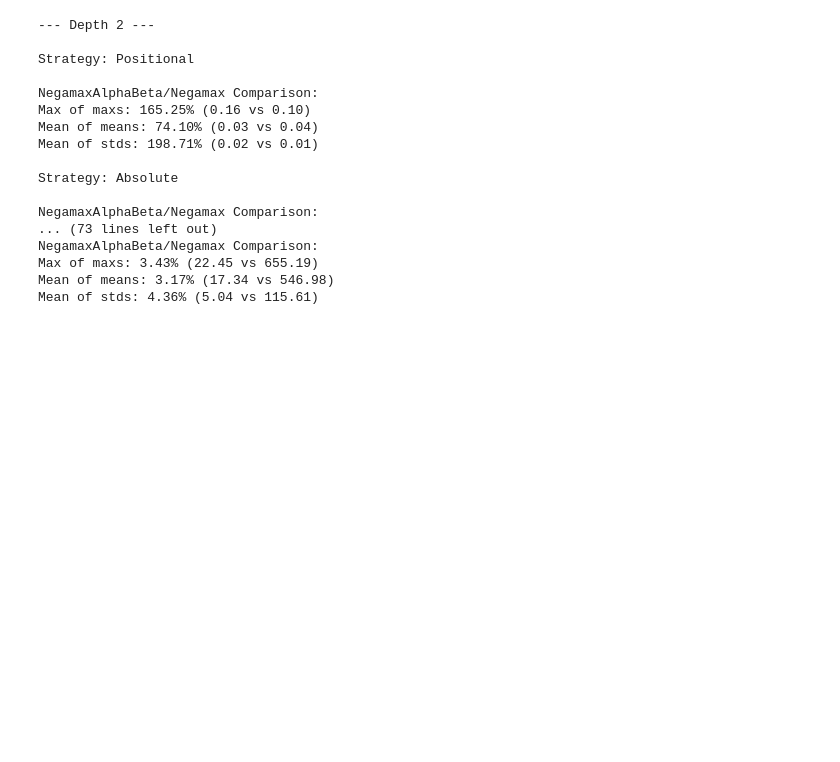
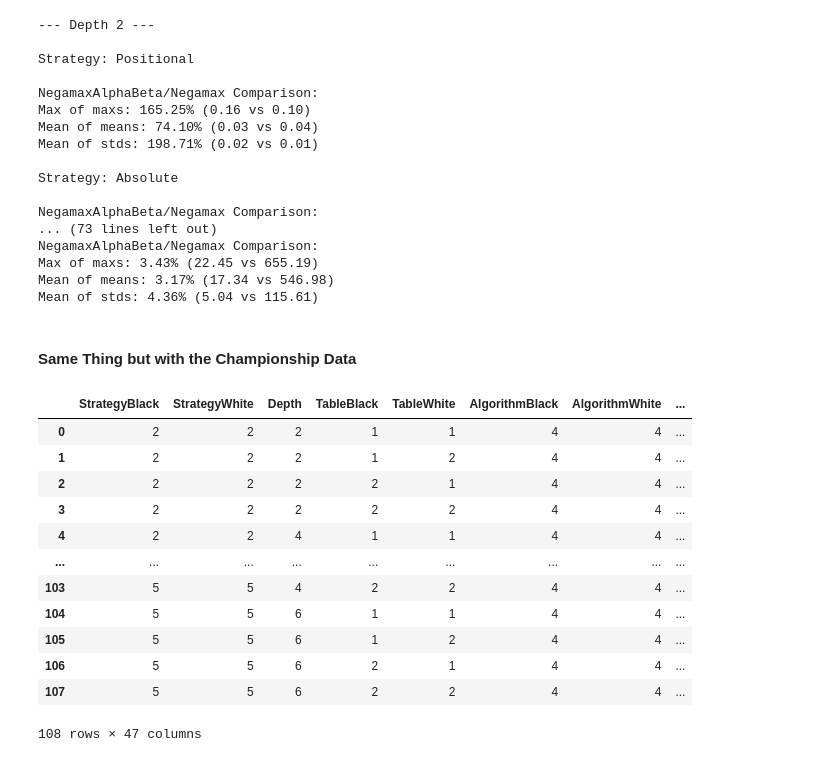
Before and after one commit to Malchemis/Artificial-Intelligence-Othello, a Jupyter notebook: Othello-Reversi/stats.ipynb, the cells around one changed output. Drawn from its saved outputs; the diff is of its cells as text; code cells hidden in the pictures; blank space fills up the shorter version.

```diff
--- a/Othello-Reversi/stats.ipynb
+++ b/Othello-Reversi/stats.ipynb
@@ -261,3 +283,31 @@ NegamaxAlphaBeta/Negamax Comparison:
 Max of maxs: 3.43% (22.45 vs 655.19)
 Mean of means: 3.17% (17.34 vs 546.98)
 Mean of stds: 4.36% (5.04 vs 115.61)
+# %% [markdown]
+#### Same Thing but with the Championship Data
+# %%
+# Load data
+import glob
+import pandas as pd
+file_paths = glob.glob("data/championship/*.csv")
+aggregated_stats_dfs = pd.DataFrame()
+for file in file_paths:
+    stats_df = compute_row_wise_statistics(file)
+    new_df = rows_to_list(stats_df)
+    aggregated_stats_dfs = pd.concat([aggregated_stats_dfs, new_df], ignore_index=True)
+# %%
+aggregated_stats_dfs.head(108)
+# %% [output]
+|  | StrategyBlack | StrategyWhite | Depth | TableBlack | TableWhite | AlgorithmBlack | AlgorithmWhite | ... |
+| 0 | 2 | 2 | 2 | 1 | 1 | 4 | 4 | ... |
+| 1 | 2 | 2 | 2 | 1 | 2 | 4 | 4 | ... |
+| 2 | 2 | 2 | 2 | 2 | 1 | 4 | 4 | ... |
+| 3 | 2 | 2 | 2 | 2 | 2 | 4 | 4 | ... |
+| 4 | 2 | 2 | 4 | 1 | 1 | 4 | 4 | ... |
+| ... | ... | ... | ... | ... | ... | ... | ... | ... |
+| 103 | 5 | 5 | 4 | 2 | 2 | 4 | 4 | ... |
+| 104 | 5 | 5 | 6 | 1 | 1 | 4 | 4 | ... |
+| 105 | 5 | 5 | 6 | 1 | 2 | 4 | 4 | ... |
+| 106 | 5 | 5 | 6 | 2 | 1 | 4 | 4 | ... |
+| 107 | 5 | 5 | 6 | 2 | 2 | 4 | 4 | ... |
+108 rows × 47 columns
```
Also changed, not shown: parts of 7 cells of this notebook, 8 other files.
